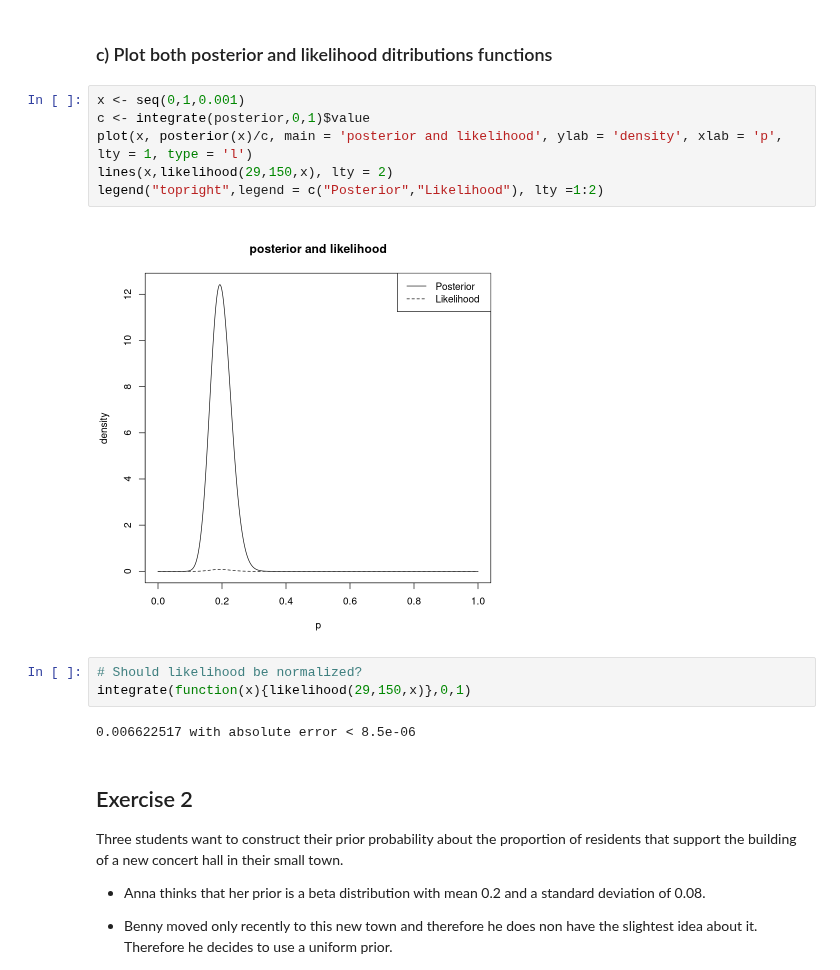
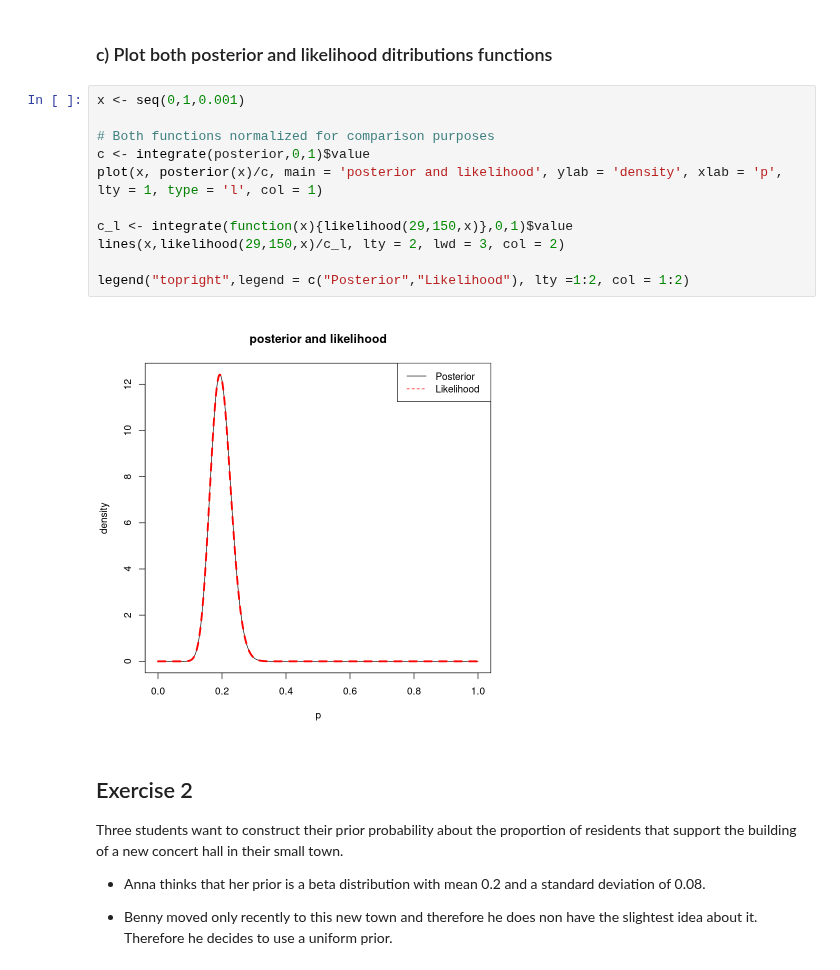
Before and after one commit to eigen-carmona/AdvStats, a Jupyter notebook: lab5/ex5.ipynb, the cells around one changed output. Drawn from its saved outputs; the diff is of its cells as text.

```diff
--- a/lab5/ex5.ipynb
+++ b/lab5/ex5.ipynb
@@ -20,17 +20,17 @@ posterior <- function(x){likelihood(29,150,x)*prior(x)}
 ### c) Plot both posterior and likelihood ditributions functions
 # %%
 x <- seq(0,1,0.001)
+
+# Both functions normalized for comparison purposes
 c <- integrate(posterior,0,1)$value
-plot(x, posterior(x)/c, main = 'posterior and likelihood', ylab = 'density', xlab = 'p', lty = 1, type = 'l')
-lines(x,likelihood(29,150,x), lty = 2)
-legend("topright",legend = c("Posterior","Likelihood"), lty =1:2)
+plot(x, posterior(x)/c, main = 'posterior and likelihood', ylab = 'density', xlab = 'p', lty = 1, type = 'l', col = 1)
+
+c_l <- integrate(function(x){likelihood(29,150,x)},0,1)$value
+lines(x,likelihood(29,150,x)/c_l, lty = 2, lwd = 3, col = 2)
+
+legend("topright",legend = c("Posterior","Likelihood"), lty =1:2, col = 1:2)
 # %% [output]
-[figure, old version]
+[figure, new version]
-# %%
-# Should likelihood be normalized?
-integrate(function(x){likelihood(29,150,x)},0,1)
-# %% [output]
-0.006622517 with absolute error < 8.5e-06
 # %% [markdown]
 ## Exercise 2
 Three students want to construct their prior probability about the proportion of residents that support the building of a new concert hall in their small town.
```
Also changed, not shown: parts of 15 cells of this notebook.
